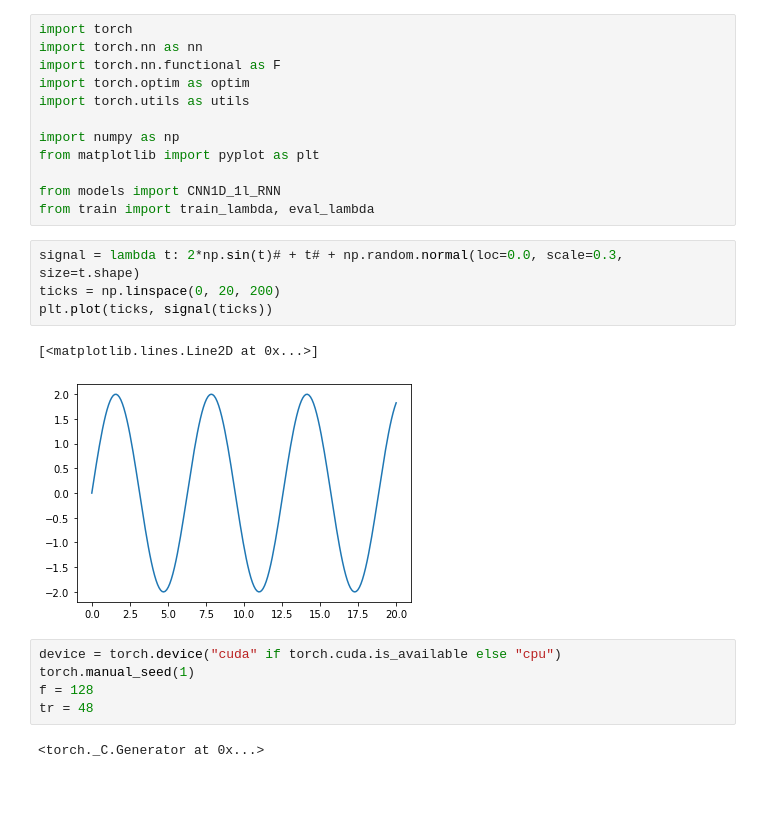
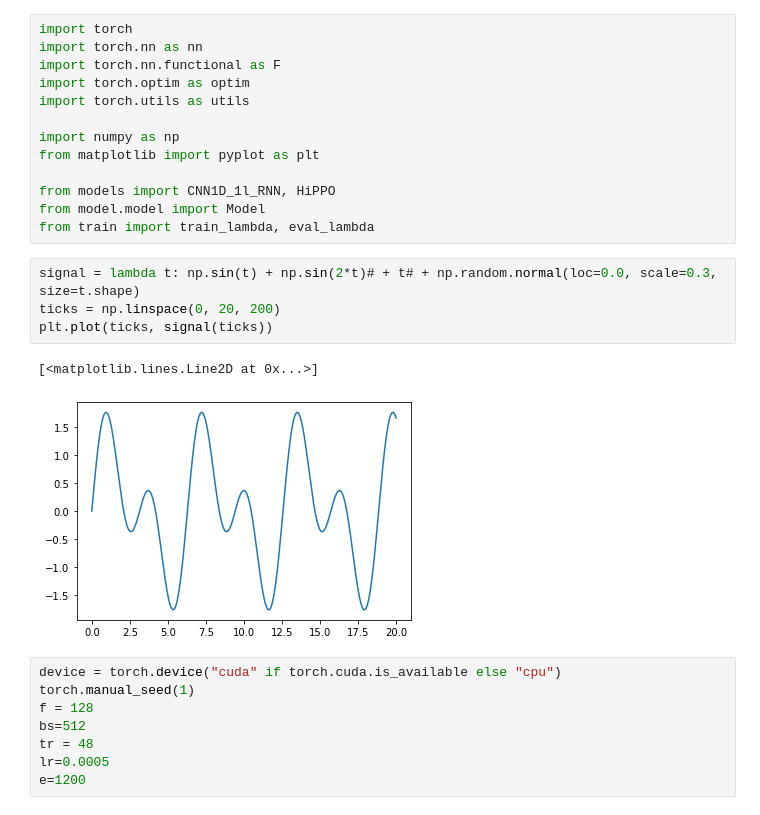
Before and after one commit to 0mp/mpds-orange, a Jupyter notebook: time-series-prediction/model-comparison.ipynb, the cells around one changed output. Saved outputs shown, nothing was run; the diff lists cells and outputs as text; blank space fills up the shorter version.

```diff
--- a/time-series-prediction/model-comparison.ipynb
+++ b/time-series-prediction/model-comparison.ipynb
@@ -8,20 +8,22 @@ import torch.utils as utils
 import numpy as np
 from matplotlib import pyplot as plt
 
-from models import CNN1D_1l_RNN
+from models import CNN1D_1l_RNN, HiPPO
+from model.model import Model
 from train import train_lambda, eval_lambda
 # %%
-signal = lambda t: 2*np.sin(t)# + t# + np.random.normal(loc=0.0, scale=0.3, size=t.shape)
+signal = lambda t: np.sin(t) + np.sin(2*t)# + t# + np.random.normal(loc=0.0, scale=0.3, size=t.shape)
 ticks = np.linspace(0, 20, 200)
 plt.plot(ticks, signal(ticks))
 # %% [output]
 [<matplotlib.lines.Line2D at 0x...>]
-[figure, old version]
+[figure, new version]
 # %%
 device = torch.device("cuda" if torch.cuda.is_available else "cpu")
 torch.manual_seed(1)
 f = 128
+bs=512
 tr = 48
+lr=0.0005
+e=1200
-# %% [output]
-<torch._C.Generator at 0x...>
 # %%
```
Also changed, not shown: parts of 4 cells of this notebook, 4 other files.
